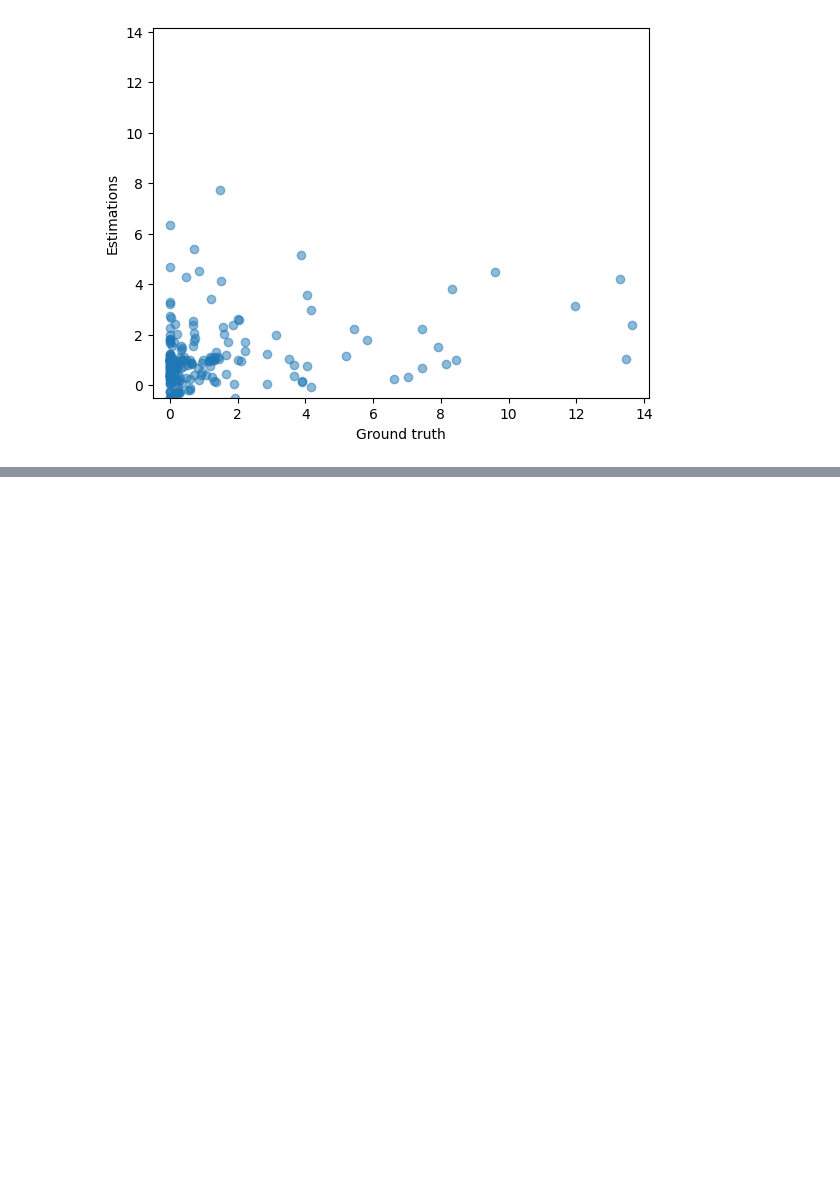
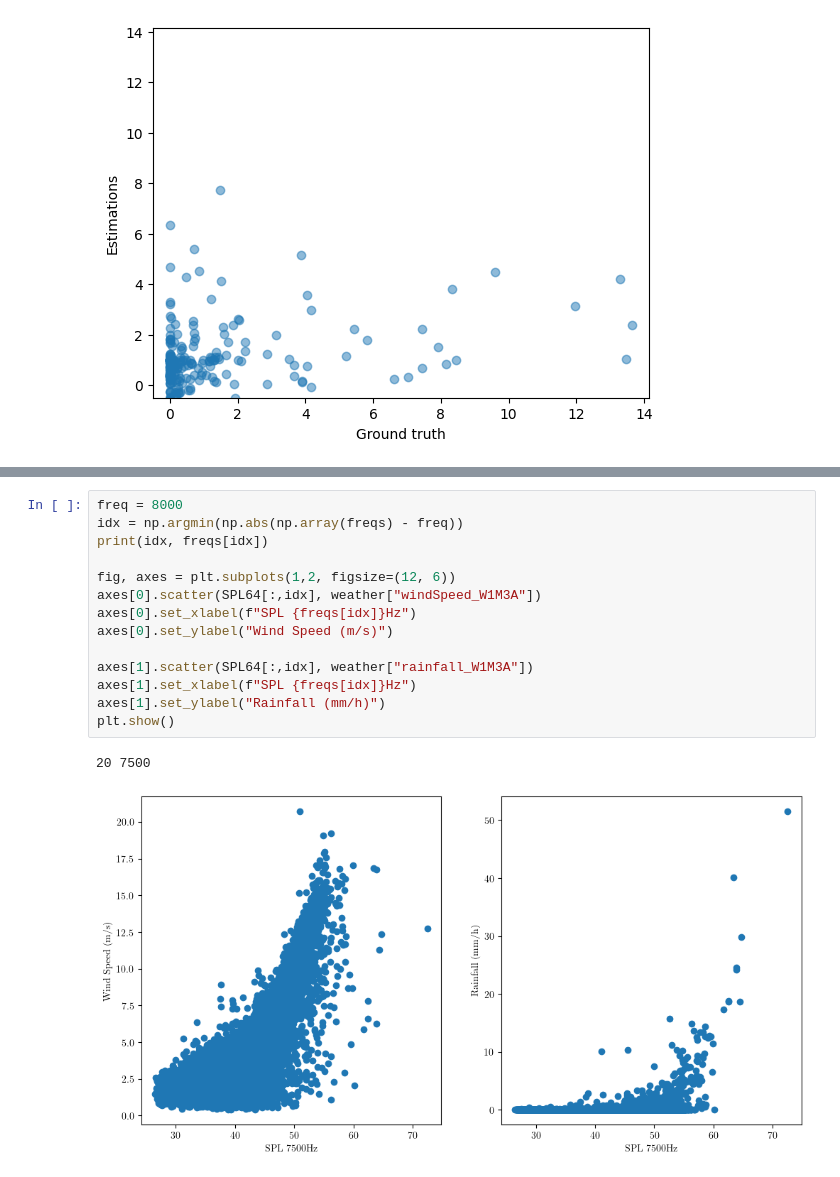
Before and after one commit to gmanatole/Biologging_Toolkit, a Jupyter notebook: notebooks/run_reduced_dataset.ipynb, the cells around one changed output, grey strips where cells are left out. Drawn from its saved outputs; the diff is of its cells as text; blank space fills up the shorter version.

```diff
--- a/notebooks/run_reduced_dataset.ipynb
+++ b/notebooks/run_reduced_dataset.ipynb
@@ -328,0 +386,17 @@ plt.ylim(-0.5, max(np.max(y_test),np.max(y_pred))+0.5)
+# %%
+freq = 8000
+idx = np.argmin(np.abs(np.array(freqs) - freq))
+print(idx, freqs[idx])
+
+fig, axes = plt.subplots(1,2, figsize=(12, 6))
+axes[0].scatter(SPL64[:,idx], weather["windSpeed_W1M3A"])
+axes[0].set_xlabel(f"SPL {freqs[idx]}Hz")
+axes[0].set_ylabel("Wind Speed (m/s)")
+
+axes[1].scatter(SPL64[:,idx], weather["rainfall_W1M3A"])
+axes[1].set_xlabel(f"SPL {freqs[idx]}Hz")
+axes[1].set_ylabel("Rainfall (mm/h)")
+plt.show()
+# %% [output]
+20 7500
+[figure, added]
```
Also changed, not shown: parts of 11 cells of this notebook.
